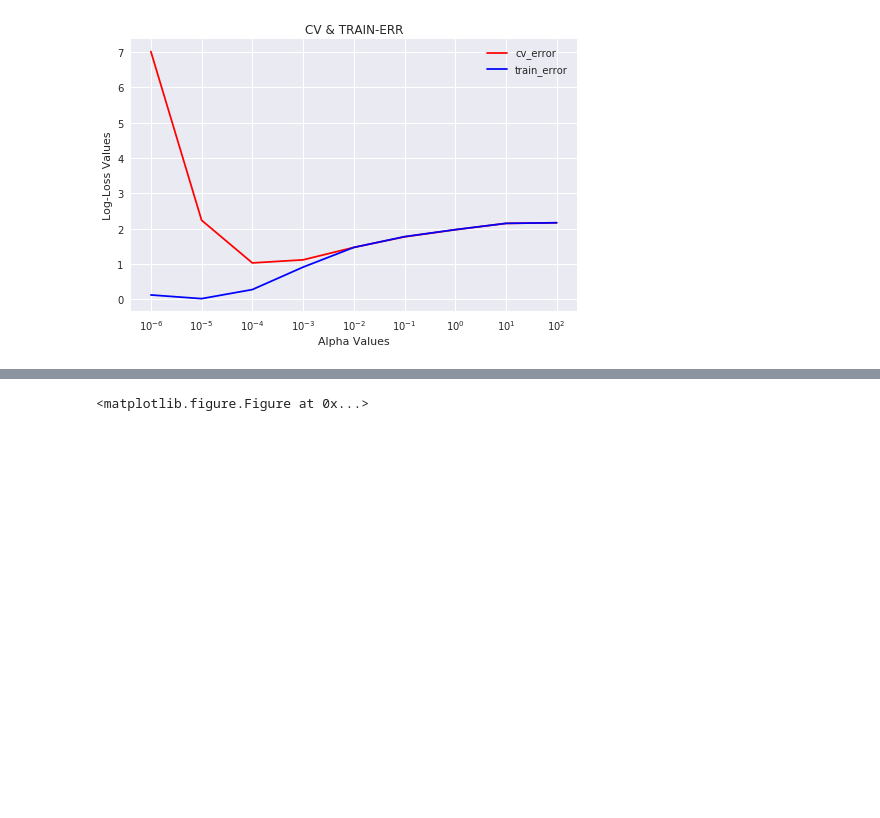
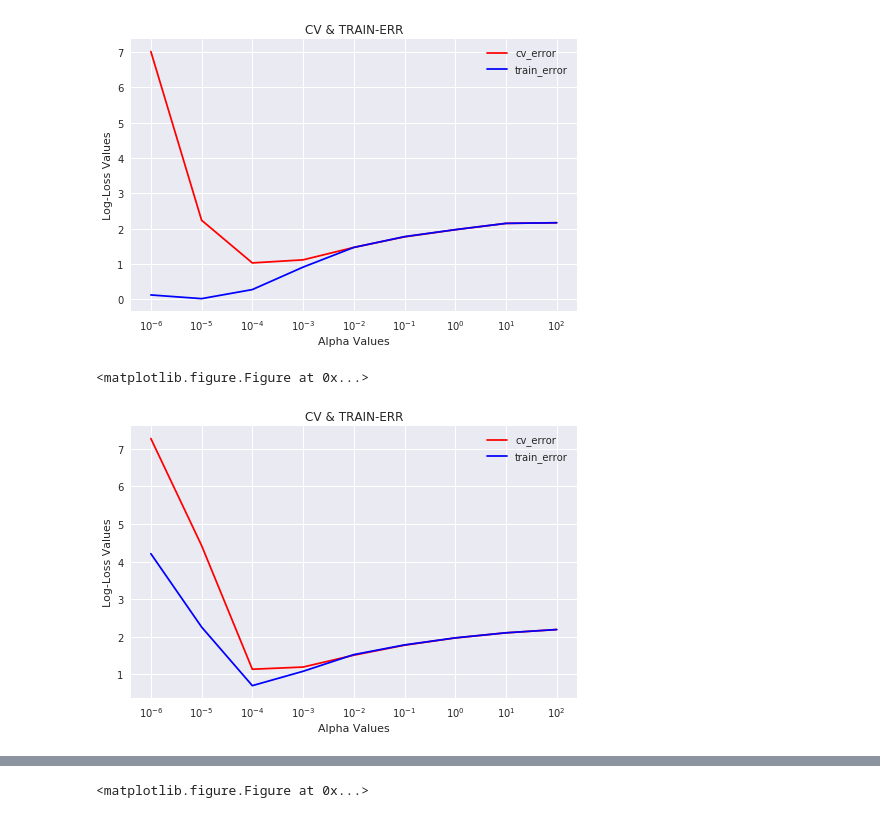
Before and after one commit to sradheya99/Cancer-Diagnosis, a Jupyter notebook: Cancer Diagnosis/CancerDiagnosis.ipynb, the cells around one changed output, grey strips where cells are left out. Saved outputs shown, nothing was run; the diff lists cells and outputs as text; code cells hidden in the pictures; blank space fills up the shorter version.

```diff
--- a/Cancer Diagnosis/CancerDiagnosis.ipynb
+++ b/Cancer Diagnosis/CancerDiagnosis.ipynb
@@ -729,16 +729,19 @@ def feature_stack(trn_data, trn_ydata, tst_data, tst_ydata, encode_type, vectori
     if encode_type == 'OneHotEncode':
 
         gene_cat = np.unique(trn_data['Gene'])
-        var_cat = np.unique(trn_data['Variation'])
+        #var_cat = np.unique(trn_data['Variation'])
         trn_gene, tst_gene = onehot_encode(trn_data['Gene'], tst_data['Gene'], gene_cat)
-        trn_var, tst_var = onehot_encode(trn_data['Variation'], tst_data['Variation'], var_cat)
+        #trn_var, tst_var = onehot_encode(trn_data['Variation'], tst_data['Variation'], var_cat)
         trn_txt, tst_txt = text_onehot_encode(trn_data, tst_data, vectorizer, ngram)
 
         #print(trn_gene.shape, trn_var.shape, trn_txt.shape)
-        total_trn_data = pd.concat([trn_gene, trn_var], axis = 1)
-        total_trn_data = pd.concat([total_trn_data, trn_txt], axis = 1)
-        total_tst_data = pd.concat([tst_gene, tst_var], axis = 1)
-        total_tst_data = pd.concat([total_tst_data, tst_txt], axis = 1)
+        #total_trn_data = pd.concat([trn_gene, trn_var], axis = 1)
+        #total_trn_data = pd.concat([total_trn_data, trn_txt], axis = 1)
+        #total_tst_data = pd.concat([tst_gene, tst_var], axis = 1)
+        #total_tst_data = pd.concat([total_tst_data, tst_txt], axis = 1)
+        total_trn_data = pd.concat([trn_gene, trn_txt], axis = 1)
+        total_tst_data = pd.concat([tst_gene, tst_txt], axis = 1)
+
 
     else:
         total_dict = extract_dict(trn_data)
@@ -1076,3 +1079,9 @@ logistic_model('Training', 'OneHotEncode')
 # %% [output]
 <matplotlib.figure.Figure at 0x...>
 [figure]
+# %%
+########
+logistic_model('Training', 'OneHotEncode')
+# %% [output]
+<matplotlib.figure.Figure at 0x...>
+[figure, added]
```
Also changed, not shown: parts of 3 cells of this notebook.
